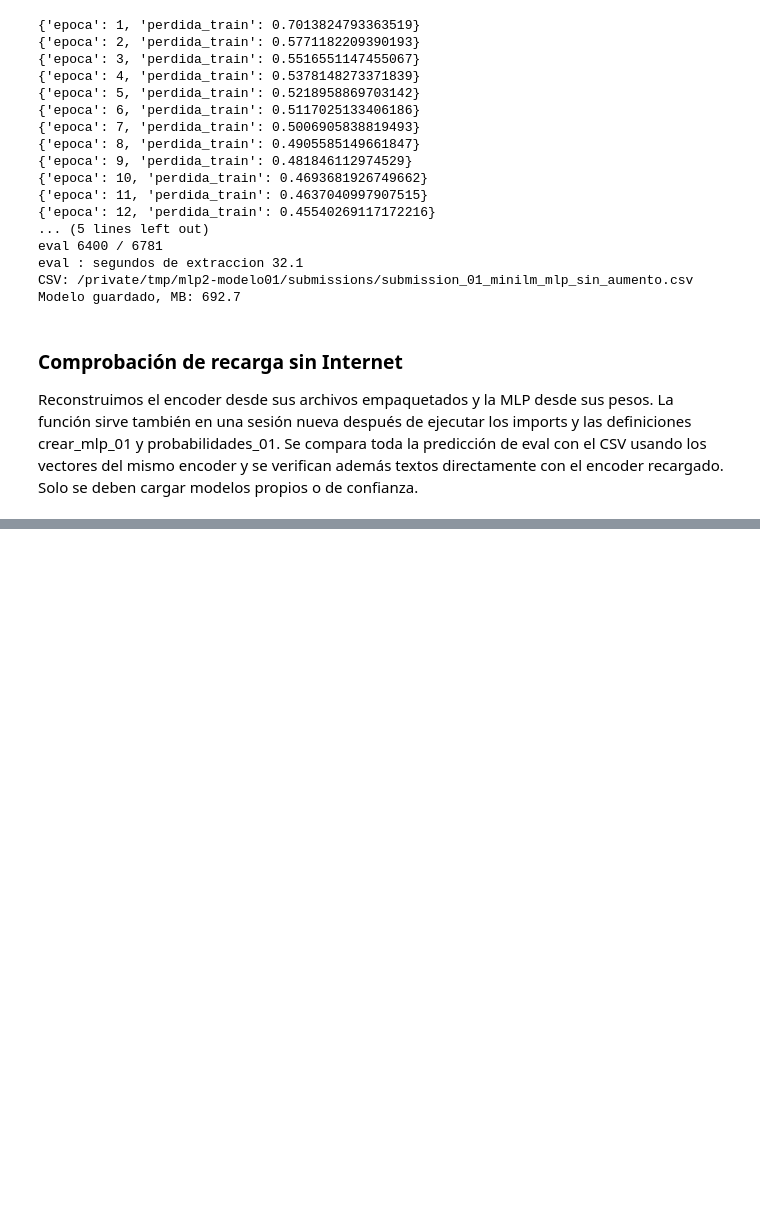
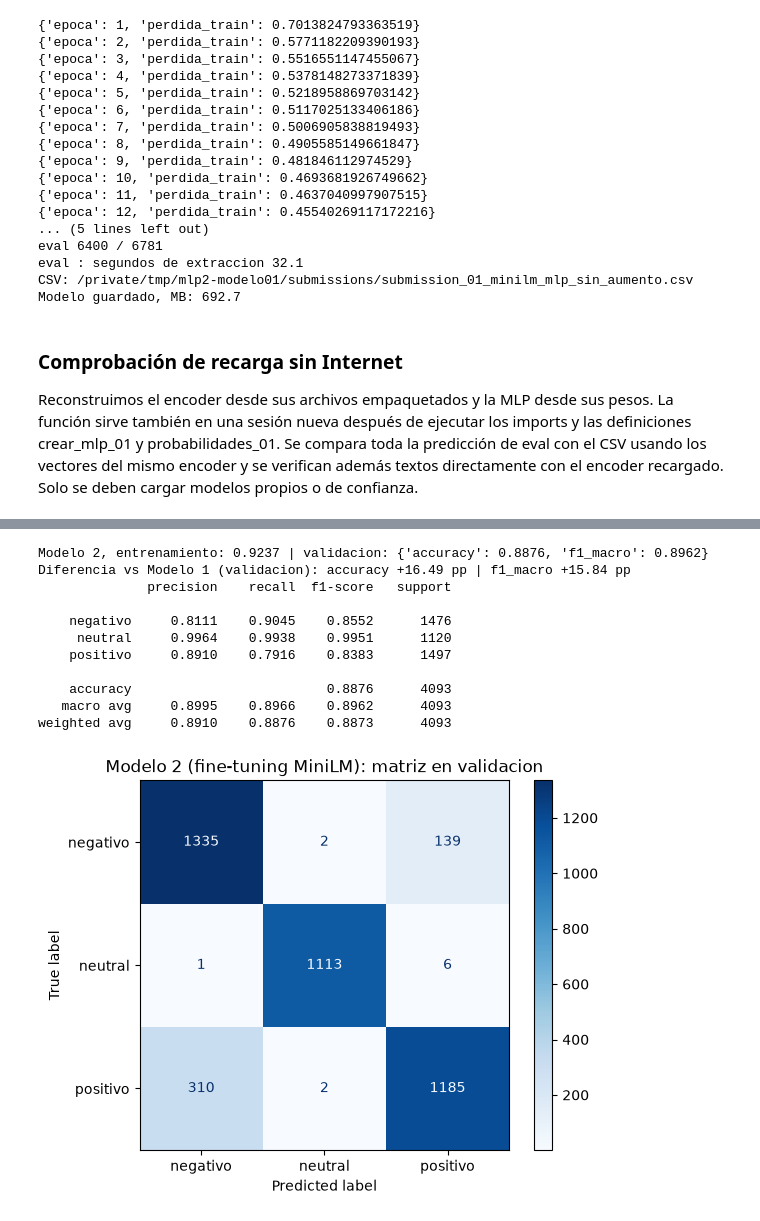
Before and after one commit to jmfonsecau/ISIS-2611-Proyecto-Parte-2, a Jupyter notebook: notebook_parte2.ipynb, the cells around one changed output, grey strips where cells are left out. Saved outputs shown, nothing was run; the diff lists cells and outputs as text; code cells hidden in the pictures; blank space fills up the shorter version.

```diff
--- a/notebook_parte2.ipynb
+++ b/notebook_parte2.ipynb
@@ -433,11 +433,17 @@ display(pd.crosstab(particiones['particion'], particiones['label'], normalize='i
 
 if Path('particiones.csv').exists():
     anterior = pd.read_csv('particiones.csv')
-    if not anterior[['id', 'grupo', 'particion', 'sha256_train']].equals(
-        particiones[['id', 'grupo', 'particion', 'sha256_train']]):
-        raise ValueError('La particion existente cambio: revisar datos, versiones y configuracion antes de reemplazarla.')
-particiones.to_csv('particiones.csv', index=False)
-print('Particiones guardadas; ningun grupo cruza entrenamiento y validacion.')
+    columnas = ['id', 'grupo', 'particion', 'sha256_train']
+    try:
+        pd.testing.assert_frame_equal(anterior[columnas], particiones[columnas],
+            check_dtype=False, check_exact=True)
+    except AssertionError as error:
+        raise ValueError('La particion existente cambio: revisar datos, versiones y configuracion antes de reemplazarla.') from error
+    # int32 e int64 pueden contener los mismos grupos. No reescribimos el CSV ya verificado.
+    particiones = anterior
+else:
+    particiones.to_csv('particiones.csv', index=False)
+print('Particion verificada; ningun grupo cruza entrenamiento y validacion.')
 print('Versiones:', {'sklearn': version('scikit-learn'), 'scipy': version('scipy'), 'langid': version('langid')})
 # %% [output]
 Estratos escasos, se unen al estrato mayor de su sentimiento: ['neutral|es_en_probable']
@@ -861,0 +1118,61 @@ Falta subir el primer CSV, registrar su resultado real, implementar y comparar e
+# %%
+probas_train_02, _ = predecir_probas_02(modelo_valid_02, sec_train_02, tokenizador_02, batch_size=configuracion_02['eval_batch_size'])
+pred_train_02 = np.array(ETIQUETAS)[probas_train_02.argmax(1)]
+real_train_02 = train.loc[mascara_train_01, 'label'].to_numpy()
+acc_train_02 = float(accuracy_score(real_train_02, pred_train_02))
+
+probas_valid_02, _ = predecir_probas_02(modelo_valid_02, sec_valid_02, tokenizador_02, batch_size=configuracion_02['eval_batch_size'])
+pred_valid_02 = np.array(ETIQUETAS)[probas_valid_02.argmax(1)]
+real_valid_02 = train.loc[mascara_valid_01, 'label'].to_numpy()
+metricas_02 = dict(
+    accuracy=float(accuracy_score(real_valid_02, pred_valid_02)),
+    f1_macro=float(f1_score(real_valid_02, pred_valid_02, average='macro')),
+    accuracy_train=acc_train_02,
+)
+print('Modelo 2, entrenamiento:', round(acc_train_02, 4), '| validacion:', {k: round(v, 4) for k, v in metricas_02.items() if k != 'accuracy_train'})
+print('Diferencia vs Modelo 1 (validacion): accuracy', f"{(metricas_02['accuracy'] - metricas_01['accuracy'])*100:+.2f} pp | f1_macro {(metricas_02['f1_macro'] - metricas_01['f1_macro'])*100:+.2f} pp")
+print(classification_report(real_valid_02, pred_valid_02, labels=ETIQUETAS, digits=4, zero_division=0))
+
+ConfusionMatrixDisplay.from_predictions(real_valid_02, pred_valid_02, labels=ETIQUETAS, cmap='Blues')
+plt.title('Modelo 2 (fine-tuning MiniLM): matriz en validacion')
+plt.show()
+
+errores_02 = train.loc[mascara_valid_01, ['id', 'text', 'label']].copy()
+errores_02['prediccion'] = pred_valid_02
+errores_02['idioma_estimado'] = particiones_01.loc[mascara_valid_01, 'idioma_estimado'].to_numpy()
+resumen_idiomas_02 = pd.DataFrame([
+    dict(
+        idioma=idioma,
+        ejemplos=len(datos),
+        accuracy=accuracy_score(datos['label'], datos['prediccion']),
+        f1_macro=f1_score(datos['label'], datos['prediccion'], labels=ETIQUETAS, average='macro', zero_division=0),
+    )
+    for idioma, datos in errores_02.groupby('idioma_estimado')
+]).set_index('idioma')
+
+comparacion_idiomas_02 = resumen_idiomas_02.join(resumen_idiomas_01[['accuracy', 'f1_macro']], rsuffix='_m1')
+comparacion_idiomas_02['delta_acc_pp'] = (comparacion_idiomas_02['accuracy'] - comparacion_idiomas_02['accuracy_m1']) * 100
+comparacion_idiomas_02['delta_f1_pp'] = (comparacion_idiomas_02['f1_macro'] - comparacion_idiomas_02['f1_macro_m1']) * 100
+comparacion_idiomas_02 = comparacion_idiomas_02[['ejemplos', 'accuracy_m1', 'accuracy', 'delta_acc_pp', 'f1_macro_m1', 'f1_macro', 'delta_f1_pp']]
+display(comparacion_idiomas_02.round(4))
+
+with pd.option_context('display.max_colwidth', 180):
+    display(errores_02.loc[errores_02['label'] != errores_02['prediccion']].head(6))
+
+del modelo_valid_02
+gc.collect()
+if dispositivo_02 == 'mps':
+    torch.mps.empty_cache()
+# %% [output]
+Modelo 2, entrenamiento: 0.9237 | validacion: {'accuracy': 0.8876, 'f1_macro': 0.8962}
+Diferencia vs Modelo 1 (validacion): accuracy +16.49 pp | f1_macro +15.84 pp
+              precision    recall  f1-score   support
+
+    negativo     0.8111    0.9045    0.8552      1476
+     neutral     0.9964    0.9938    0.9951      1120
+    positivo     0.8910    0.7916    0.8383      1497
+
+    accuracy                         0.8876      4093
+   macro avg     0.8995    0.8966    0.8962      4093
+weighted avg     0.8910    0.8876    0.8873      4093
+[figure, added]
```
Also changed, not shown: parts of 16 cells of this notebook, 4 other files.
